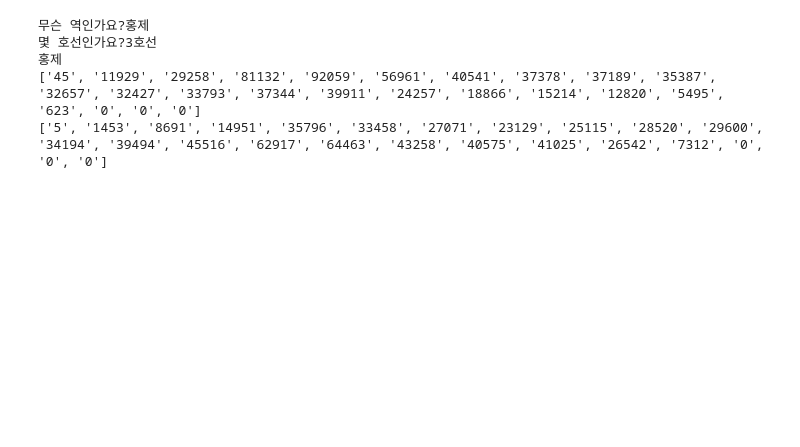
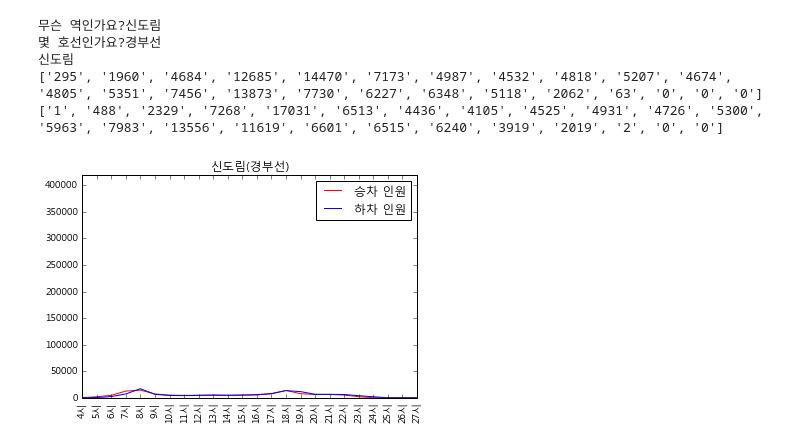
Before and after one commit to greatsong/2016pythondataproject, a Jupyter notebook: project3_subway.ipynb, the cells around one changed output. Drawn from its saved outputs; the diff is of its cells as text; code cells hidden in the pictures; blank space fills up the shorter version.

```diff
--- a/project3_subway.ipynb
+++ b/project3_subway.ipynb
@@ -70,44 +73,45 @@ plt.show()
 # %%
 import csv
-data = csv.reader(open('201606subway.csv','r'),delimiter=",")
+data = csv.reader(open('./data/201606subway.csv','r'),delimiter=",")
 
 인원 = []
 역이름 = input('무슨 역인가요?')
 호선 = input('몇 호선인가요?')
 
 for row in data :
     if(row[1] == 역이름 and row[0] == 호선):
         print(row[1])
         인원 = row[2:]
 
 승차 = 인원[::2]
 하차 = 인원[1::2]
 
 print(승차)
 print(하차)
 
 import matplotlib.pyplot as plt
 plt.rc('font',family='Malgun Gothic')
 
 labels = []
 x = []
 for i in range(4,28):
     labels.append(str(i)+'시')
     x.append(i)
 
 plt.xticks(x, labels,rotation='vertical')
 plt.plot(x,승차,'r', label='승차 인원')
 plt.plot(x,하차,'b', label='하차 인원')
 plt.ylim(ymax=420000)
 plt.title(역이름+'('+호선+')')
 plt.legend()
 plt.show()
 # %% [output]
-무슨 역인가요?홍제
-몇 호선인가요?3호선
-홍제
-['45', '11929', '29258', '81132', '92059', '56961', '40541', '37378', '37189', '35387', '32657', '32427', '33793', '37344', '39911', '24257', '18866', '15214', '12820', '5495', '623', '0', '0', '0']
-['5', '1453', '8691', '14951', '35796', '33458', '27071', '23129', '25115', '28520', '29600', '34194', '39494', '45516', '62917', '64463', '43258', '40575', '41025', '26542', '7312', '0', '0', '0']
+무슨 역인가요?신도림
+몇 호선인가요?경부선
+신도림
+['295', '1960', '4684', '12685', '14470', '7173', '4987', '4532', '4818', '5207', '4674', '4805', '5351', '7456', '13873', '7730', '6227', '6348', '5118', '2062', '63', '0', '0', '0']
+['1', '488', '2329', '7268', '17031', '6513', '4436', '4105', '4525', '4931', '4726', '5300', '5963', '7983', '13556', '11619', '6601', '6515', '6240', '3919', '2019', '2', '0', '0']
+[figure, added]
 # %%
 import csv
 data = csv.reader(open('./data/201606subway.csv','r'),delimiter=",")
```
Also changed, not shown: parts of 3 cells of this notebook.
